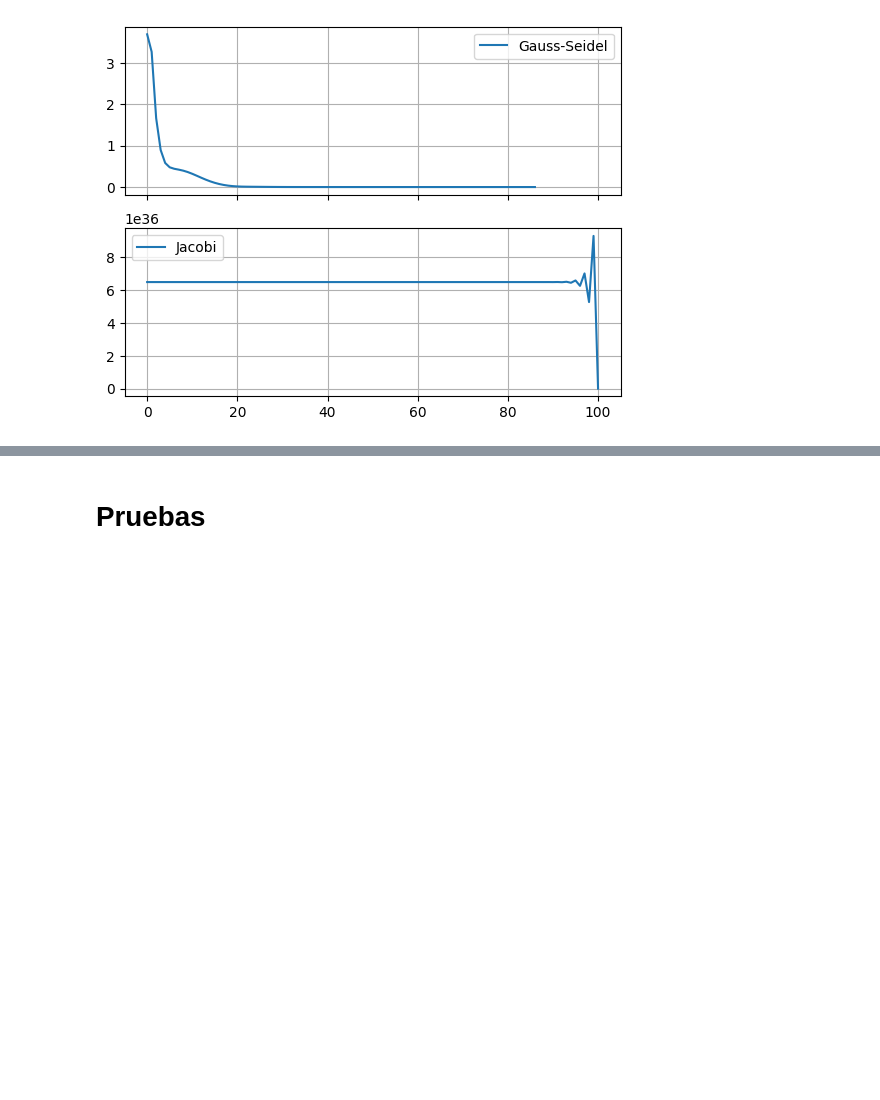
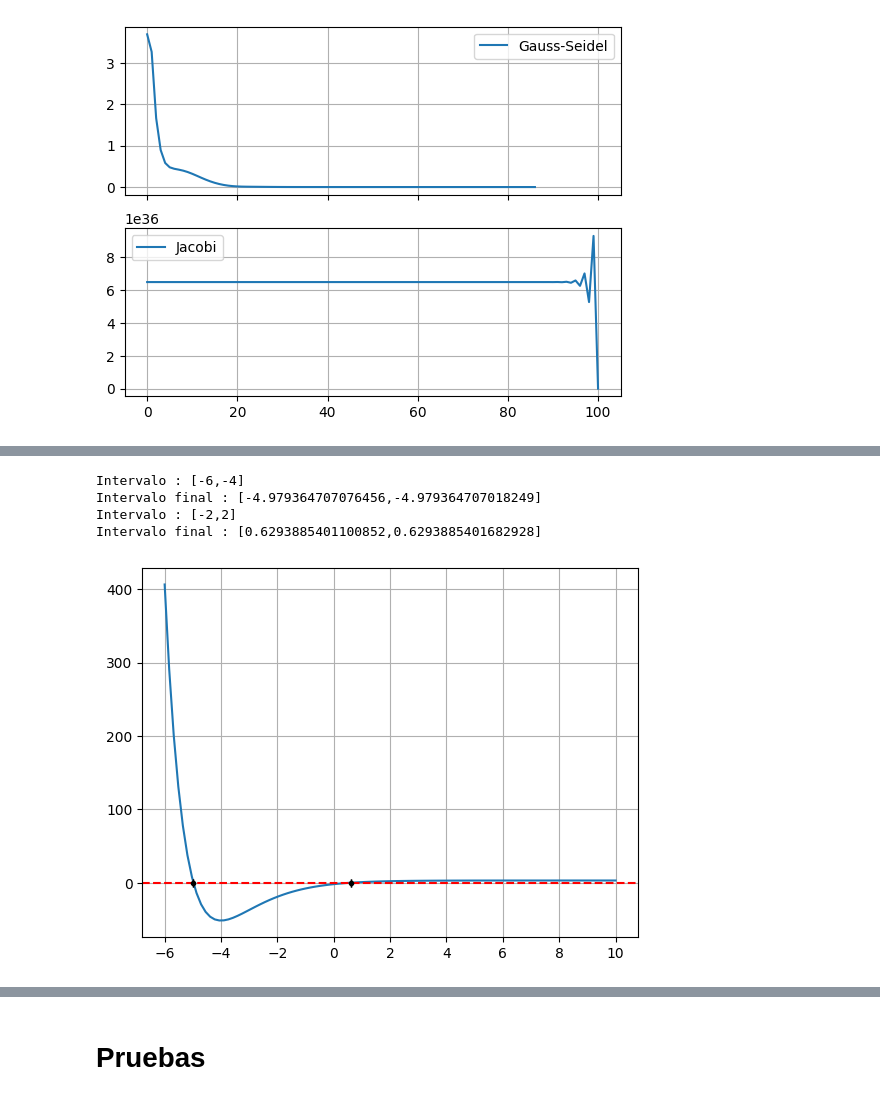
Before and after one commit to BernardoPironio/Ejercicios_calculo_numerico, a Jupyter notebook: Ejercicios calculo.ipynb, the cells around one changed output, grey strips where cells are left out. Drawn from its saved outputs; the diff is of its cells as text; code cells hidden in the pictures; blank space fills up the shorter version.

```diff
--- a/Ejercicios calculo.ipynb
+++ b/Ejercicios calculo.ipynb
@@ -918,0 +1031,19 @@ No convergió en el número máximo de iteraciones
+# %%
+x = np.linspace(-6,10,100)
+funcion = lambda x: 3 - (x + 5)*np.exp(-x)
+
+x01,xf1 = biseccion(-6,-4,funcion)
+x02,xf2 = biseccion(-2,2,funcion)
+
+plt.figure()
+plt.plot(x,funcion(x))
+plt.axhline(0,color = 'red', linestyle = '--')
+plt.errorbar((x01 + xf1)/2,0,xerr = (xf1 - x01)/2, fmt = 'o', color = 'black', label = 'Aproximación bisección',markersize = 3,capsize = 3)
+plt.errorbar((x02 + xf2)/2,0,xerr = (xf2 - x02)/2, fmt = 'o', color = 'black', label = 'Aproximación bisección',markersize = 3,capsize = 3)
+plt.grid()
+# %% [output]
+Intervalo : [-6,-4]
+Intervalo final : [-4.979364707076456,-4.979364707018249]
+Intervalo : [-2,2]
+Intervalo final : [0.6293885401100852,0.6293885401682928]
+[figure, added]
```
Also changed, not shown: parts of 15 cells of this notebook.
